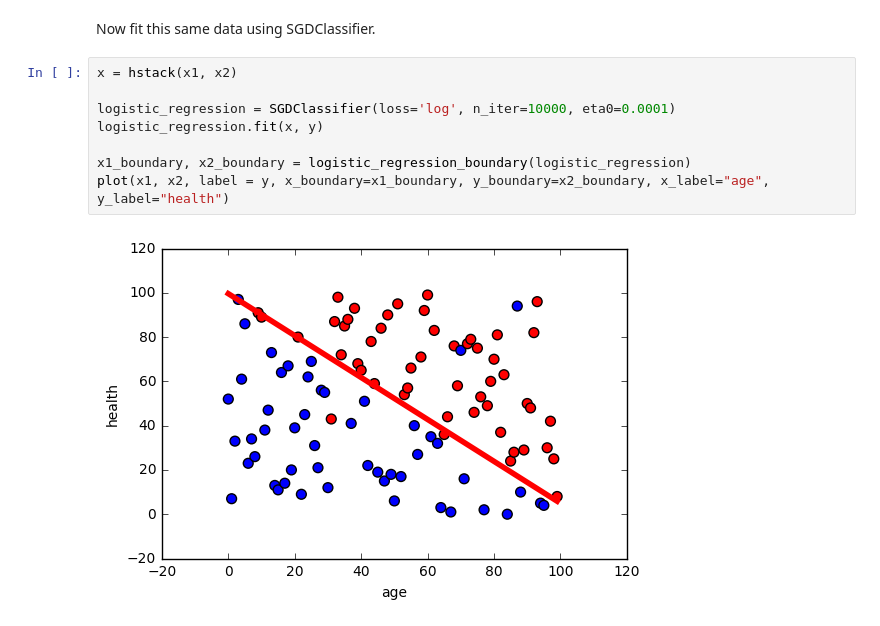
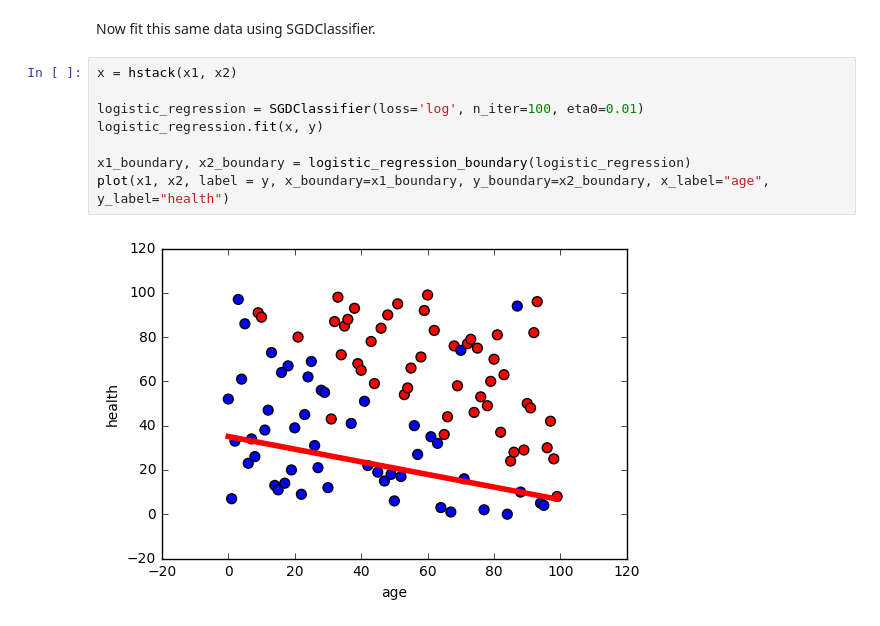
Before and after one commit to dfarren/castilleja, a Jupyter notebook: notebooks/logistic_regression.ipynb, the cells around one changed output. Cells and saved outputs as stored; diff of their text form.

```diff
--- a/notebooks/logistic_regression.ipynb
+++ b/notebooks/logistic_regression.ipynb
@@ -75,10 +81,10 @@ Now fit this same data using SGDClassifier.
 # %%
 x = hstack(x1, x2)
 
-logistic_regression = SGDClassifier(loss='log', n_iter=10000, eta0=0.0001)
+logistic_regression = SGDClassifier(loss='log', n_iter=100, eta0=0.01)
 logistic_regression.fit(x, y)
 
 x1_boundary, x2_boundary = logistic_regression_boundary(logistic_regression)
 plot(x1, x2, label = y, x_boundary=x1_boundary, y_boundary=x2_boundary, x_label="age", y_label="health")
 # %% [output]
-[figure, old version]
+[figure, new version]
```
Also changed, not shown: parts of 3 cells of this notebook, 3 other files.
